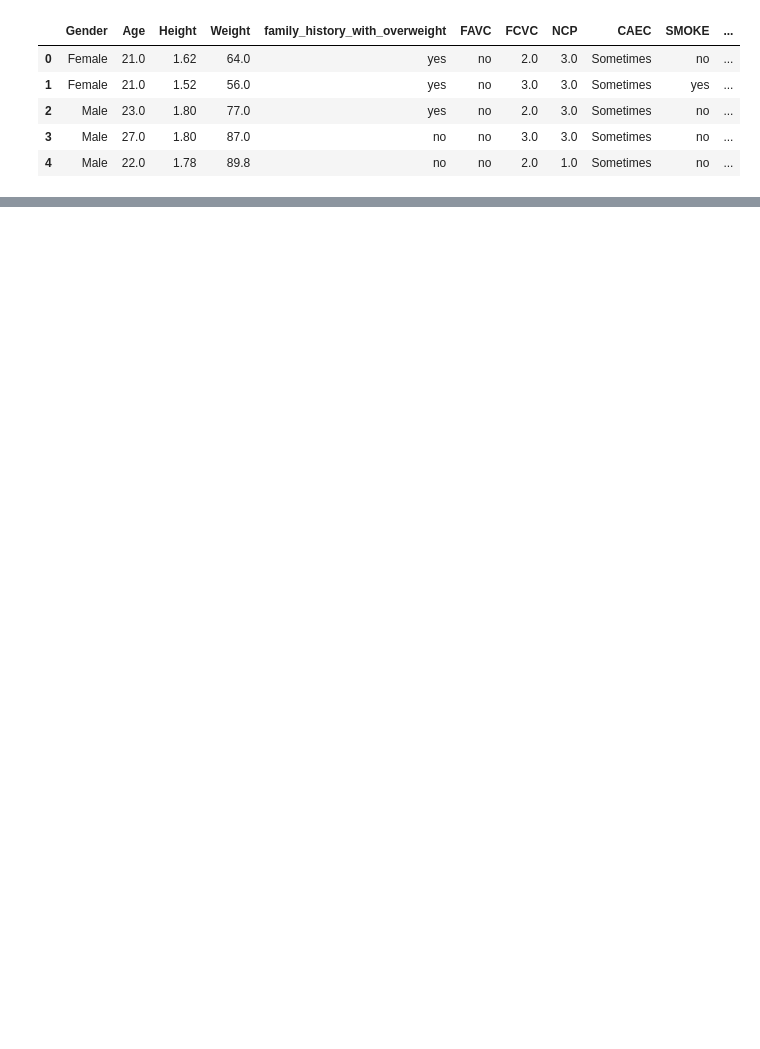
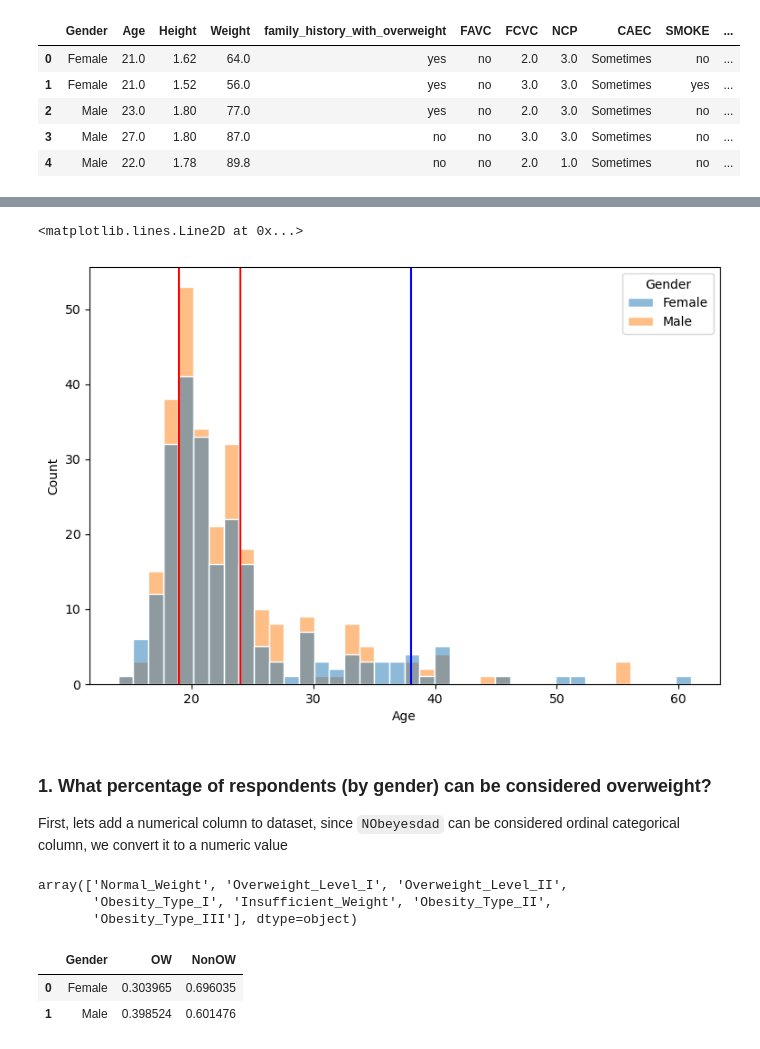
Before and after one commit to LukMRVC/machine-learning, a Jupyter notebook: eda/EDA.ipynb, the cells around one changed output, grey strips where cells are left out. Saved outputs shown, nothing was run; the diff lists cells and outputs as text; code cells hidden in the pictures; blank space fills up the shorter version.

```diff
--- a/eda/EDA.ipynb
+++ b/eda/EDA.ipynb
@@ -40,0 +117,20 @@ with pd.option_context('display.max_columns', None):
+# %%
+# Check the age of respondents
+plt.figure(figsize=(9, 6))
+sns.histplot(data=df, x='Age', hue='Gender', color='green', edgecolor='white')
+plt.axvline(df.Age.quantile(0.25), color='red')
+plt.axvline(df.Age.quantile(0.75), color='red')
+plt.axvline(df.Age.quantile(0.95), color='blue')
+# %% [output]
+<matplotlib.lines.Line2D at 0x...>
+[figure, added]
+# %% [markdown]
+### 1. What percentage of respondents (by gender) can be considered overweight?
+
+First, lets add a numerical column to dataset, since `NObeyesdad` can be considered ordinal categorical column, we convert it to a numeric value
+# %%
+df.NObeyesdad.unique()
+# %% [output]
+array(['Normal_Weight', 'Overweight_Level_I', 'Overweight_Level_II',
+       'Obesity_Type_I', 'Insufficient_Weight', 'Obesity_Type_II',
+       'Obesity_Type_III'], dtype=object)
@@ -40,0 +149,10 @@ with pd.option_context('display.max_columns', None):
+# %%
+total = df.groupby('Gender').BMINum.count()
+overweight = df[df.BMINum > ob_map.get('Normal_Weight')].groupby('Gender').BMINum.count()
+df_agg = (overweight / total).reset_index(name='OW')
+df_agg.loc[:, 'NonOW'] = 1 - df_agg.OW
+df_agg
+# %% [output]
+|  | Gender | OW | NonOW |
+| 0 | Female | 0.303965 | 0.696035 |
+| 1 | Male | 0.398524 | 0.601476 |
```
Also changed, not shown: parts of 77 cells of this notebook.
